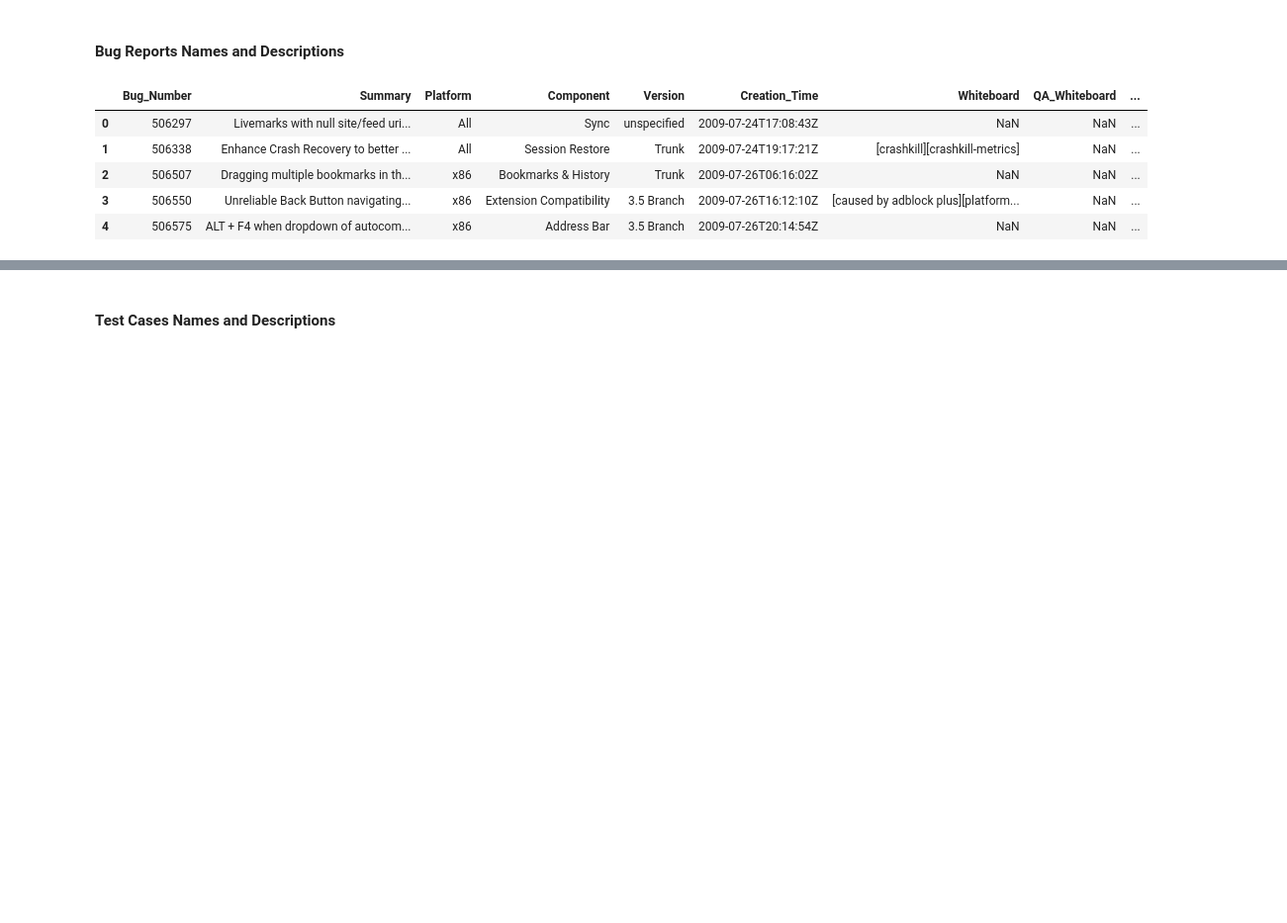
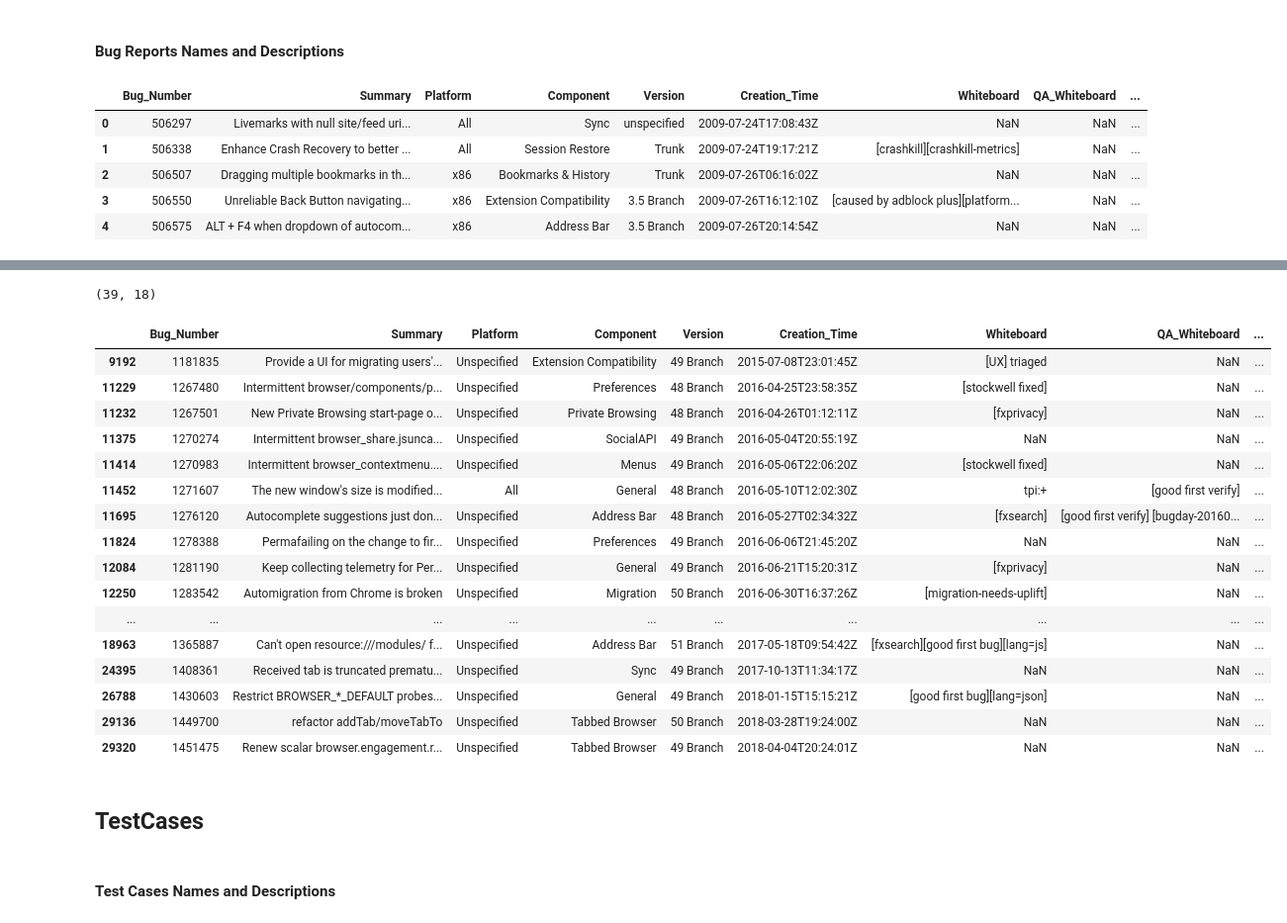
Before and after one commit to Pointpt/trace-link-recovery-study, a Jupyter notebook: preprocessing/input_proc_fx_v2.ipynb, the cells around one changed output, grey strips where cells are left out. Shown at 99% size. Drawn from its saved outputs; the diff is of its cells as text; code cells hidden in the pictures; blank space fills up the shorter version.

Commit message:
preprocessing script to select bug reports subset to empirical study and dataset with firefox features detailed

```diff
--- a/preprocessing/input_proc_fx_v2.ipynb
+++ b/preprocessing/input_proc_fx_v2.ipynb
@@ -56,3 +68,40 @@ bugreports_final.head()
+# %%
+brs_versions = ['48 Branch', '49 Branch', '50 Branch', '51 Branch']
+brs_status = ['NEW','RESOLVED']
+brs_priority = ['P1', 'P2', 'P3']
+brs_resolutions = ['FIXED']
+brs_severities = ['major', 'normal', 'blocker', 'critical']
+brs_isconfirmed = [True]
+selected_bugs = bugreports_final[(bugreports_final.Version.isin(brs_versions)) &
+                                 (bugreports_final.Status.isin(brs_status)) &
+                                 (bugreports_final.Priority.isin(brs_priority)) &
+                                 (bugreports_final.Resolution.isin(brs_resolutions)) &
+                                 (bugreports_final.Severity.isin(brs_severities)) &
+                                 (bugreports_final.Is_Confirmed.isin(brs_isconfirmed))
+                                ]
+print(selected_bugs.shape)
+selected_bugs.head(50)
+# %% [output]
+(39, 18)
+|  | Bug_Number | Summary | Platform | Component | Version | Creation_Time | Whiteboard | QA_Whiteboard | ... |
+| 9192 | 1181835 | Provide a UI for migrating users'... | Unspecified | Extension Compatibility | 49 Branch | 2015-07-08T23:01:45Z | [UX] triaged | NaN | ... |
+| 11229 | 1267480 | Intermittent browser/components/p... | Unspecified | Preferences | 48 Branch | 2016-04-25T23:58:35Z | [stockwell fixed] | NaN | ... |
+| 11232 | 1267501 | New Private Browsing start-page o... | Unspecified | Private Browsing | 48 Branch | 2016-04-26T01:12:11Z | [fxprivacy] | NaN | ... |
+| 11375 | 1270274 | Intermittent browser_share.jsunca... | Unspecified | SocialAPI | 49 Branch | 2016-05-04T20:55:19Z | NaN | NaN | ... |
+| 11414 | 1270983 | Intermittent browser_contextmenu.... | Unspecified | Menus | 49 Branch | 2016-05-06T22:06:20Z | [stockwell fixed] | NaN | ... |
+| 11452 | 1271607 | The new window's size is modified... | All | General | 48 Branch | 2016-05-10T12:02:30Z | tpi:+ | [good first verify] | ... |
+| 11695 | 1276120 | Autocomplete suggestions just don... | Unspecified | Address Bar | 48 Branch | 2016-05-27T02:34:32Z | [fxsearch] | [good first verify] [bugday-20160... | ... |
+| 11824 | 1278388 | Permafailing on the change to fir... | Unspecified | Preferences | 49 Branch | 2016-06-06T21:45:20Z | NaN | NaN | ... |
+| 12084 | 1281190 | Keep collecting telemetry for Per... | Unspecified | General | 49 Branch | 2016-06-21T15:20:31Z | [fxprivacy] | NaN | ... |
+| 12250 | 1283542 | Automigration from Chrome is broken | Unspecified | Migration | 50 Branch | 2016-06-30T16:37:26Z | [migration-needs-uplift] | NaN | ... |
+| ... | ... | ... | ... | ... | ... | ... | ... | ... | ... |
+| 18963 | 1365887 | Can't open resource:///modules/ f... | Unspecified | Address Bar | 51 Branch | 2017-05-18T09:54:42Z | [fxsearch][good first bug][lang=js] | NaN | ... |
+| 24395 | 1408361 | Received tab is truncated prematu... | Unspecified | Sync | 49 Branch | 2017-10-13T11:34:17Z | NaN | NaN | ... |
+| 26788 | 1430603 | Restrict BROWSER_*_DEFAULT probes... | Unspecified | General | 49 Branch | 2018-01-15T15:15:21Z | [good first bug][lang=json] | NaN | ... |
+| 29136 | 1449700 | refactor addTab/moveTabTo | Unspecified | Tabbed Browser | 50 Branch | 2018-03-28T19:24:00Z | NaN | NaN | ... |
+| 29320 | 1451475 | Renew scalar browser.engagement.r... | Unspecified | Tabbed Browser | 49 Branch | 2018-04-04T20:24:01Z | NaN | NaN | ... |
+# %% [markdown]
+## TestCases
 # %% [markdown]
 #### Test Cases Names and Descriptions
 # %%
```
Also changed, not shown: parts of 25 cells of this notebook, 3 other files.
